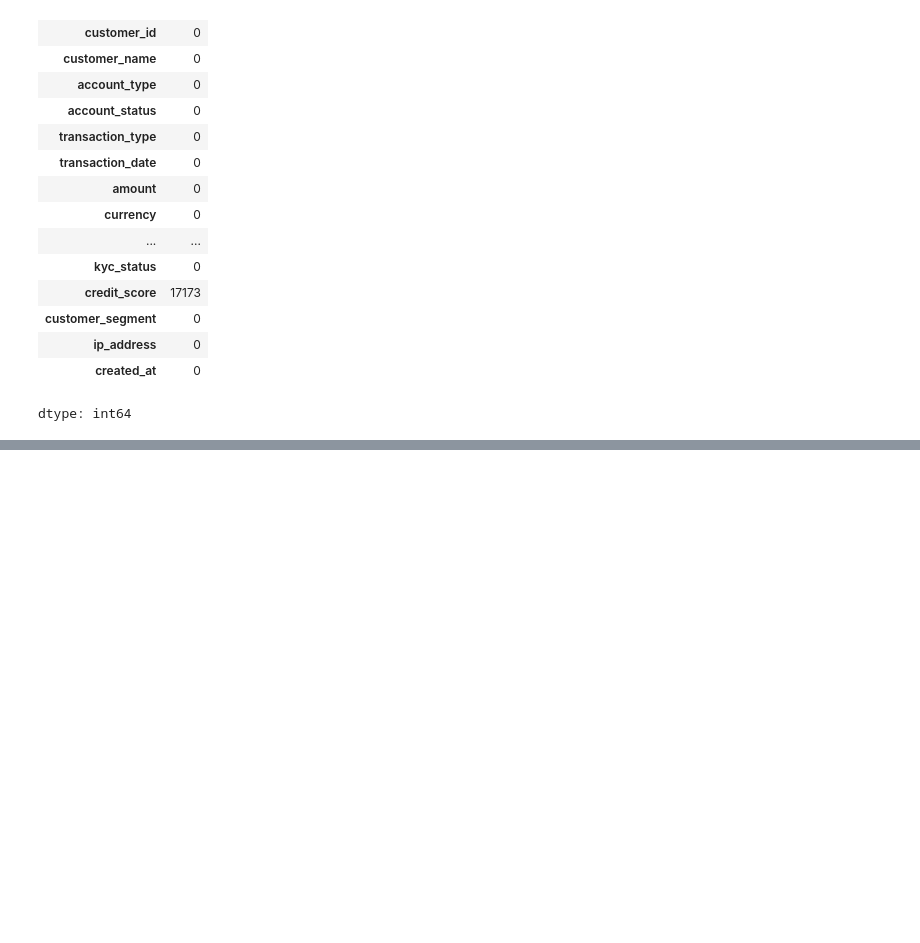
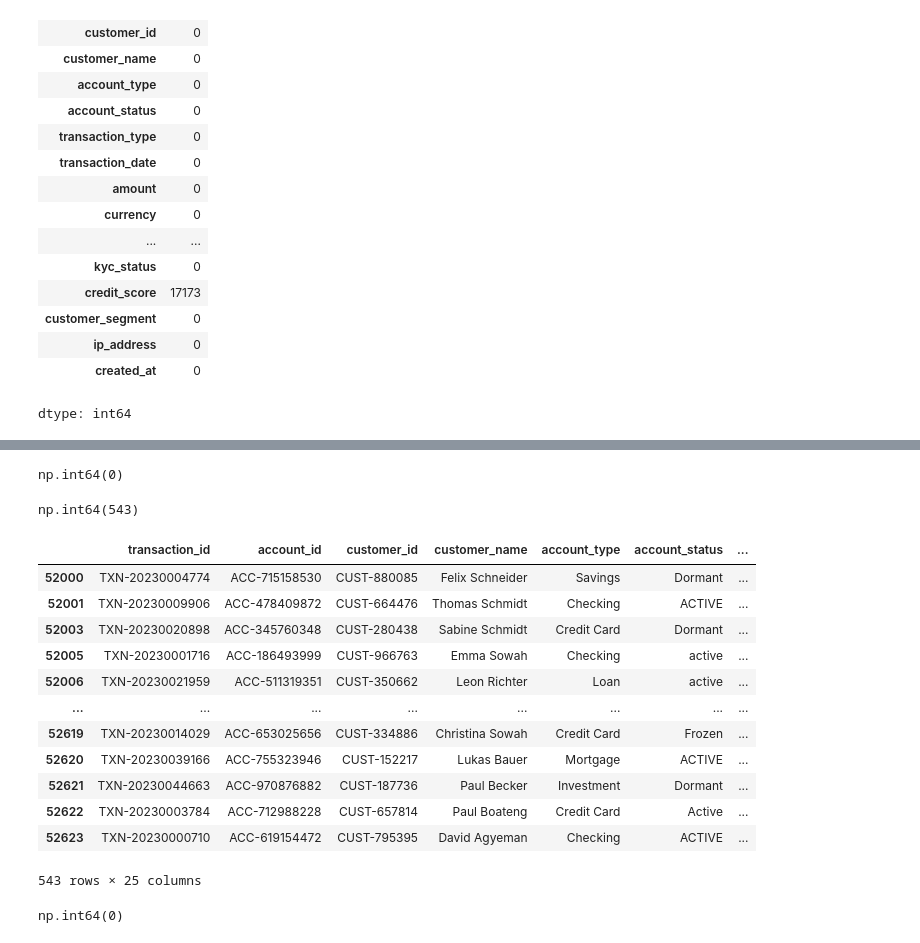
Before and after one commit to Jeel88/DSV_Finance, a Jupyter notebook: Finance_DSV_Project.ipynb, the cells around one changed output, grey strips where cells are left out. Cells and saved outputs as stored; diff of their text form; code cells hidden in the pictures; blank space fills up the shorter version.

Commit message:
droping dublicated value replacing value by mean in null

```diff
--- a/Finance_DSV_Project.ipynb
+++ b/Finance_DSV_Project.ipynb
@@ -136,3 +152,5 @@ df.isnull().sum()
 | ip_address | 0 |
 | created_at | 0 |
 dtype: int64
+# %%
+df['credit_score']=df['credit_score'].fillna(df['credit_score'].mean())
@@ -138,0 +178,2 @@ dtype: int64
+# %%
+df= df.dropna()
@@ -138,0 +201,4 @@ dtype: int64
+# %%
+df.isnull().sum().sum()
+# %% [output]
+np.int64(0)
@@ -138,0 +207,20 @@ dtype: int64
+# %%
+df.duplicated().sum()
+# %% [output]
+np.int64(543)
+# %%
+df[df.duplicated()]
+# %% [output]
+|  | transaction_id | account_id | customer_id | customer_name | account_type | account_status | ... |
+| 52000 | TXN-20230004774 | ACC-715158530 | CUST-880085 | Felix Schneider | Savings | Dormant | ... |
+| 52001 | TXN-20230009906 | ACC-478409872 | CUST-664476 | Thomas Schmidt | Checking | ACTIVE | ... |
+| 52003 | TXN-20230020898 | ACC-345760348 | CUST-280438 | Sabine Schmidt | Credit Card | Dormant | ... |
+| 52005 | TXN-20230001716 | ACC-186493999 | CUST-966763 | Emma Sowah | Checking | active | ... |
+| 52006 | TXN-20230021959 | ACC-511319351 | CUST-350662 | Leon Richter | Loan | active | ... |
+| ... | ... | ... | ... | ... | ... | ... | ... |
+| 52619 | TXN-20230014029 | ACC-653025656 | CUST-334886 | Christina Sowah | Credit Card | Frozen | ... |
+| 52620 | TXN-20230039166 | ACC-755323946 | CUST-152217 | Lukas Bauer | Mortgage | ACTIVE | ... |
+| 52621 | TXN-20230044663 | ACC-970876882 | CUST-187736 | Paul Becker | Investment | Dormant | ... |
+| 52622 | TXN-20230003784 | ACC-712988228 | CUST-657814 | Paul Boateng | Credit Card | Active | ... |
+| 52623 | TXN-20230000710 | ACC-619154472 | CUST-795395 | David Agyeman | Checking | ACTIVE | ... |
+543 rows × 25 columns
@@ -138,0 +229,4 @@ dtype: int64
+# %%
+df.duplicated().sum()
+# %% [output]
+np.int64(0)
```
Also changed, not shown: parts of 5 cells of this notebook.
